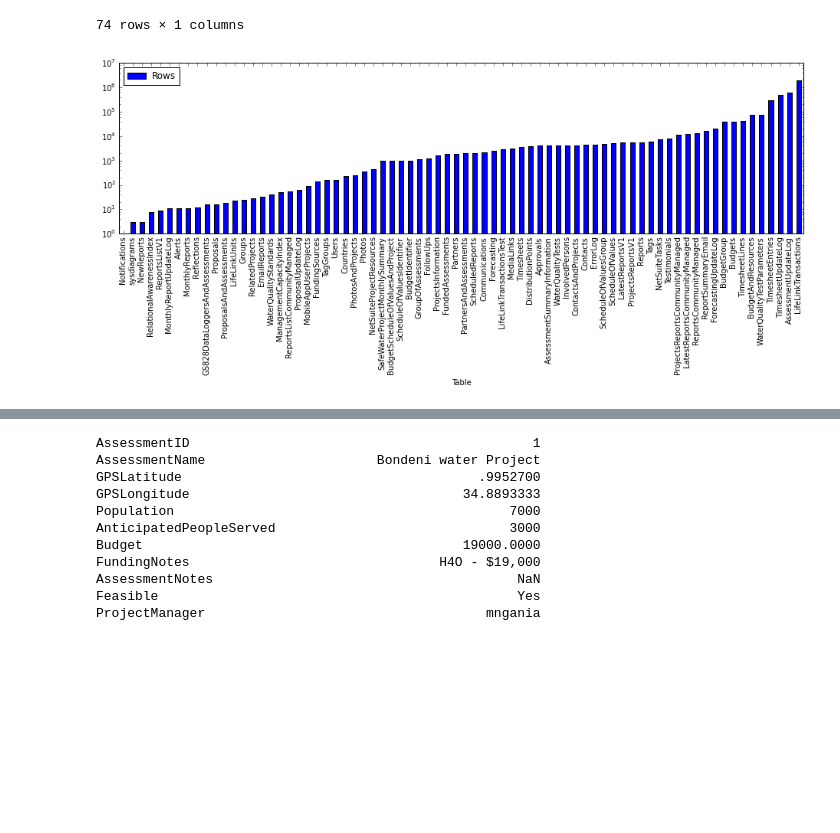
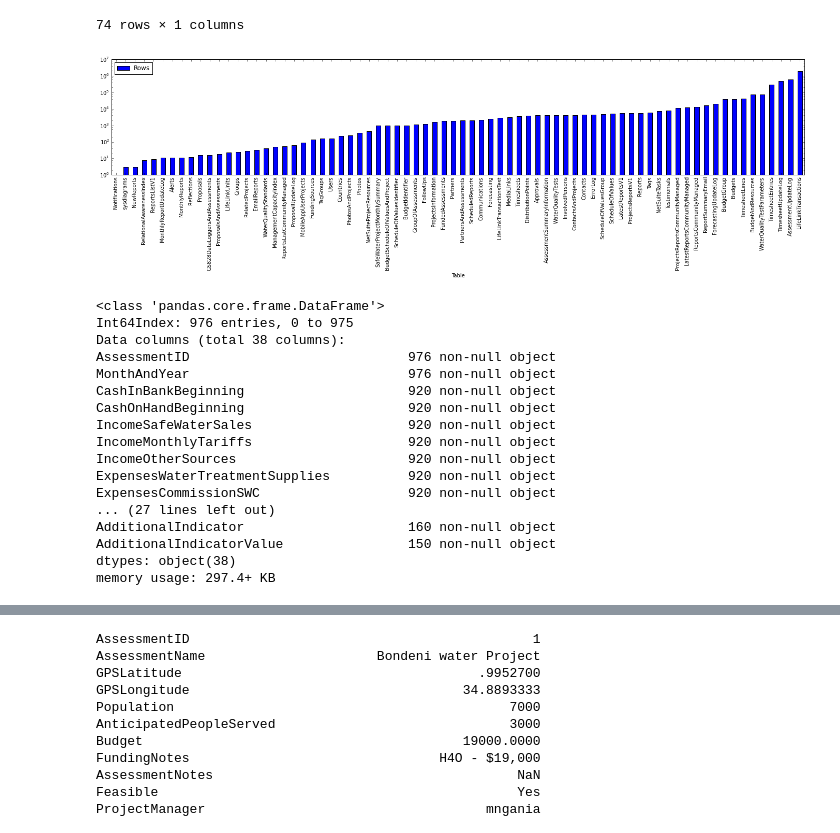
Before and after one commit to eric-czech/portfolio, a Jupyter notebook: demonstrative/python/notebooks/research/wmi/eda.ipynb, the cells around one changed output, grey strips where cells are left out. Saved outputs shown, nothing was run; the diff lists cells and outputs as text; code cells hidden in the pictures; blank space fills up the shorter version.

```diff
--- a/demonstrative/python/notebooks/research/wmi/eda.ipynb
+++ b/demonstrative/python/notebooks/research/wmi/eda.ipynb
@@ -167,7 +263,27 @@ pd.DataFrame([(k, len(v)) for k, v in db.items()], columns=['Table', 'Rows'])\
 74 rows × 1 columns
 # %%
 ax = pd.DataFrame([(k, len(v)) for k, v in db.items()], columns=['Table', 'Rows'])\
-    .sort_values('Rows').set_index('Table').plot(kind='bar', figsize=(16,4))
+    .sort_values('Rows').set_index('Table').plot(kind='bar', figsize=(24,4))
 ax.set_yscale('log')
 # %% [output]
-[figure, old version]
+[figure, new version]
+# %%
+db['SafeWaterProjectMonthlySummary'].info()
+# %% [output]
+<class 'pandas.core.frame.DataFrame'>
+Int64Index: 976 entries, 0 to 975
+Data columns (total 38 columns):
+AssessmentID                            976 non-null object
+MonthAndYear                            976 non-null object
+CashInBankBeginning                     920 non-null object
+CashOnHandBeginning                     920 non-null object
+IncomeSafeWaterSales                    920 non-null object
+IncomeMonthlyTariffs                    920 non-null object
+IncomeOtherSources                      920 non-null object
+ExpensesWaterTreatmentSupplies          920 non-null object
+ExpensesCommissionSWC                   920 non-null object
+... (27 lines left out)
+AdditionalIndicator                     160 non-null object
+AdditionalIndicatorValue                150 non-null object
+dtypes: object(38)
+memory usage: 297.4+ KB
```
Also changed, not shown: parts of 10 cells of this notebook, 8 other files.
